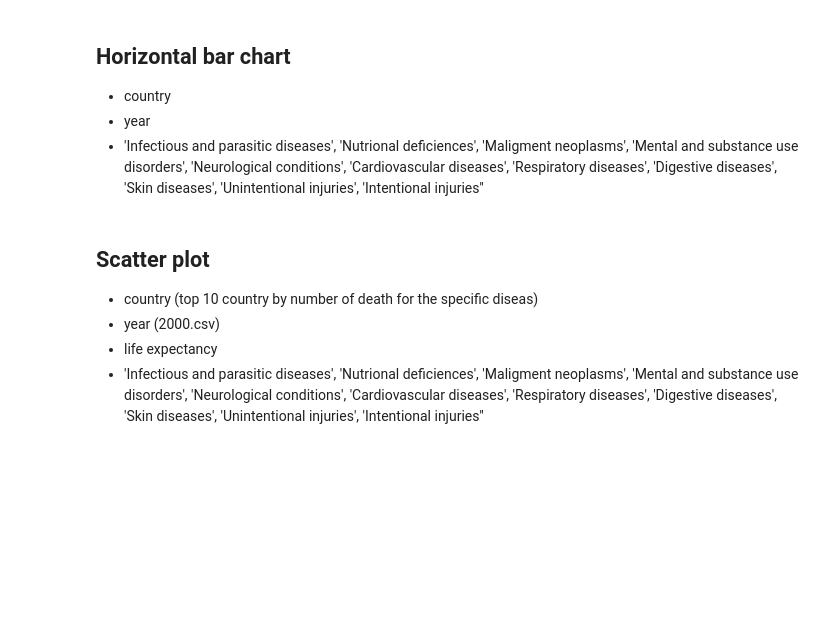
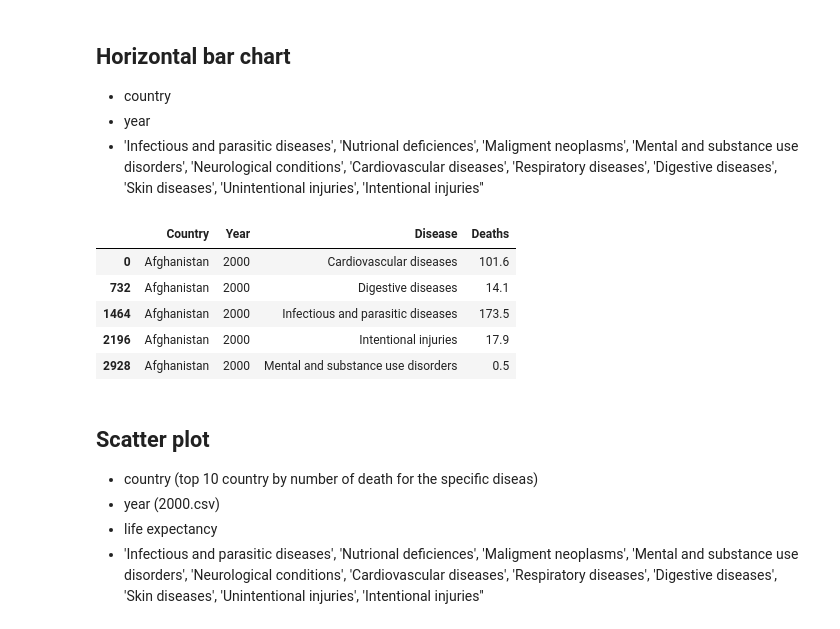
Before and after one commit to roberto98/DataViz-Project, a Jupyter notebook: python/Preprocessing.ipynb, the cells around one changed output. Saved outputs shown, nothing was run; the diff lists cells and outputs as text; code cells hidden in the pictures; blank space fills up the shorter version.

```diff
--- a/python/Preprocessing.ipynb
+++ b/python/Preprocessing.ipynb
@@ -315,13 +316,15 @@ diseases_df.head()
 # %%
 # melt the dataframe to unpivot the columns
 melted_df = pd.melt(diseases_df, id_vars=['Country', 'Year'], var_name='Disease', value_name='Deaths')
 
 # sort the dataframe by Country and Year
 horizontal_barchart = melted_df.sort_values(['Country', 'Year'])
 
-horizontal_barchart.head(20)
-
-horizontal_barchart.to_csv("CSV/horizontal_barchart.csv")
-
-# save the resulting dataframe to a CSV file
-#sorted_df.to_csv('output.csv', index=False)
+horizontal_barchart.head()
+# %% [output]
+|  | Country | Year | Disease | Deaths |
+| 0 | Afghanistan | 2000 | Cardiovascular diseases | 101.6 |
+| 732 | Afghanistan | 2000 | Digestive diseases | 14.1 |
+| 1464 | Afghanistan | 2000 | Infectious and parasitic diseases | 173.5 |
+| 2196 | Afghanistan | 2000 | Intentional injuries | 17.9 |
+| 2928 | Afghanistan | 2000 | Mental and substance use disorders | 0.5 |
```
Also changed, not shown: parts of 17 cells of this notebook, 2 other files.
